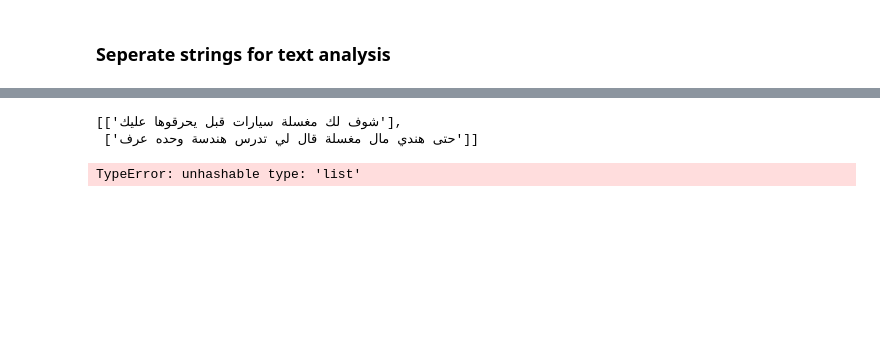
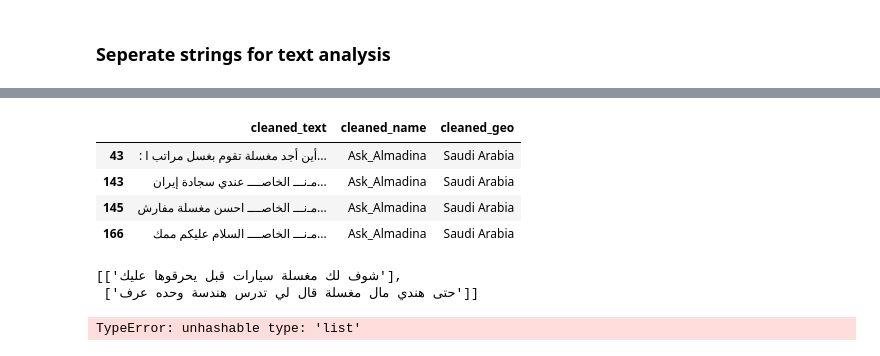
Before and after one commit to telsahy/capstone-35, a Jupyter notebook: eda/EDA_notebook.ipynb, the cells around one changed output, grey strips where cells are left out. Drawn from its saved outputs; the diff is of its cells as text; code cells hidden in the pictures; blank space fills up the shorter version.

```diff
--- a/eda/EDA_notebook.ipynb
+++ b/eda/EDA_notebook.ipynb
@@ -229,3 +249,14 @@ locations_list
+# %%
+# a mask is a true/false boolean test that returns boolean objects
+almadina_mask = df_batch_1.cleaned_name == 'Ask_Almadina'
+# %%
+df_batch_1[almadina_mask]
+# %% [output]
+|  | cleaned_text | cleaned_name | cleaned_geo |
+| 43 | : أين أجد مغسلة تقوم بغسل مراتب ا... | Ask_Almadina | Saudi Arabia |
+| 143 | مـﻧـــ الخاصــــ عندي سجادة إيران... | Ask_Almadina | Saudi Arabia |
+| 145 | مـﻧـــ الخاصــــ احسن مغسلة مفارش... | Ask_Almadina | Saudi Arabia |
+| 166 | مـﻧـــ الخاصــــ السلام عليكم ممك... | Ask_Almadina | Saudi Arabia |
 # %%
 word_list = []
 for word in df_batch_1['cleaned_text'].str.split('_'):
```
Also changed, not shown: parts of 36 cells of this notebook.
